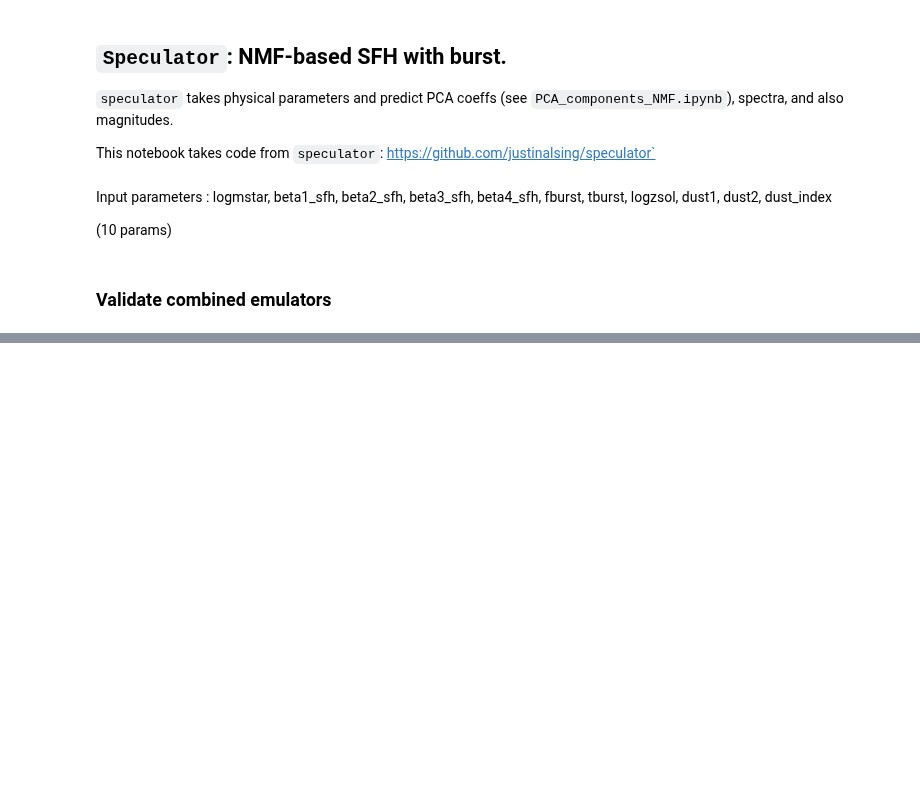
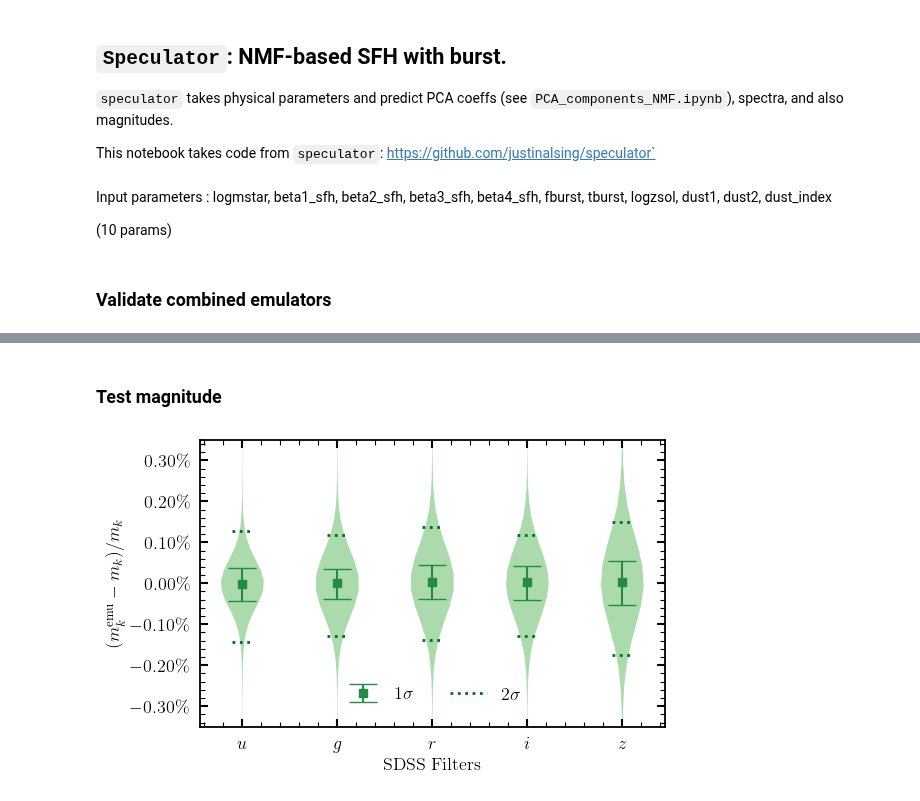
Before and after one commit to AstroJacobLi/popsed, a Jupyter notebook: notebooks/forward_model/NMF/spec_phot_emulator_NMF_validation.ipynb, the cells around one changed output, grey strips where cells are left out. Cells and saved outputs as stored; diff of their text form; code cells hidden in the pictures; blank space fills up the shorter version.

Commit message:
test photulator accuracy

```diff
--- a/notebooks/forward_model/NMF/spec_phot_emulator_NMF_validation.ipynb
+++ b/notebooks/forward_model/NMF/spec_phot_emulator_NMF_validation.ipynb
@@ -106,0 +110,2 @@ plt.savefig('/home/jiaxuanl/Research/popsed/figure/emulator_accuracy.png')
+# %% [markdown]
+### Test magnitude
@@ -106,0 +122,6 @@ plt.savefig('/home/jiaxuanl/Research/popsed/figure/emulator_accuracy.png')
+# %%
+_mags = superspec.predict_mag(params,
+                              log_stellar_mass=None,
+                              redshift=None,
+                              filterset=[f'sdss_{ff}0' for ff in 'ugriz']
+                             ).cpu().detach().numpy()
@@ -106,0 +132,60 @@ plt.savefig('/home/jiaxuanl/Research/popsed/figure/emulator_accuracy.png')
+# %%
+filterset = observate.load_filters([f'sdss_{ff}0' for ff in 'ugriz'])
+mags = np.zeros_like(_mags)
+for i, f in enumerate(filterset):
+    mags[:, i] = f.ab_mag(wave, 10**logspec * lightspeed / wave**2 * to_cgs_at_10pc)
+# %%
+diff = 100 * (mags - _mags) / mags
+# %%
+med_diff = np.nanmedian(diff, axis=0)
+diff_1sigma = [np.nanpercentile(diff, (1 - norm.cdf(1)) * 100, axis=0),
+               np.nanpercentile(diff, norm.cdf(1) * 100, axis=0)]
+diff_2sigma = [np.nanpercentile(diff, (1 - norm.cdf(2)) * 100, axis=0),
+               np.nanpercentile(diff, norm.cdf(2) * 100, axis=0)]
+# %%
+import matplotlib.ticker as mtick
+fig, ax = plt.subplots(figsize=(6, 3.8))
+
+x = np.array([0, 1, 2, 3, 4])
+
+plt.errorbar(x, med_diff,
+             yerr=[med_diff - diff_1sigma[0],
+                   diff_1sigma[1] - med_diff],
+             fmt='s', color='#238b45', capsize=10,
+             label=r'$1\sigma$')
+
+violin = plt.violinplot(diff, positions=x,
+                        showmedians=False, showextrema=False,
+                        quantiles=[[(1 - norm.cdf(2)), norm.cdf(2)] for i in range(5)],
+                        widths=0.45,
+                        points=1000
+                       )
+for pc in violin['bodies']:
+    pc.set_facecolor('#74c476')
+    pc.set_alpha(0.6)
+violin['cquantiles'].set_color('#006d2c')
+violin['cquantiles'].set_alpha(1.)
+violin['cquantiles'].set_linestyle('dotted')
+violin['cquantiles'].set_linewidth(2)
+violin['cquantiles'].set_label(r'$2\sigma$')
+
+
+ax.set_xticks(x)
+ax.set_xticklabels([f'${ff}$' for ff in list('ugriz')])
+ax.set_xlabel('SDSS Filters')
+ax.set_ylabel(r'$(m_k^{\mathrm{emu}} - m_k) / m_k$')
+ax.yaxis.set_major_formatter(mtick.PercentFormatter())
+ax.legend(loc='upper left', bbox_to_anchor=(-0.03, 1.))
+
+plt.ylim(-0.35, 0.35)
+
+handles, labels = plt.gca().get_legend_handles_labels()
+order = [1, 0]
+
+plt.legend([handles[idx] for idx in order],[labels[idx] for idx in order],
+           loc='lower center', ncol=2, frameon=False,
+           facecolor=None, shadow=False)
+
+plt.savefig('/home/jiaxuanl/Research/popsed/figure/photulator_accuracy.png')
+# %% [output]
+[figure, added]
```
Also changed, not shown: parts of 17 cells of this notebook, 7 other files.
